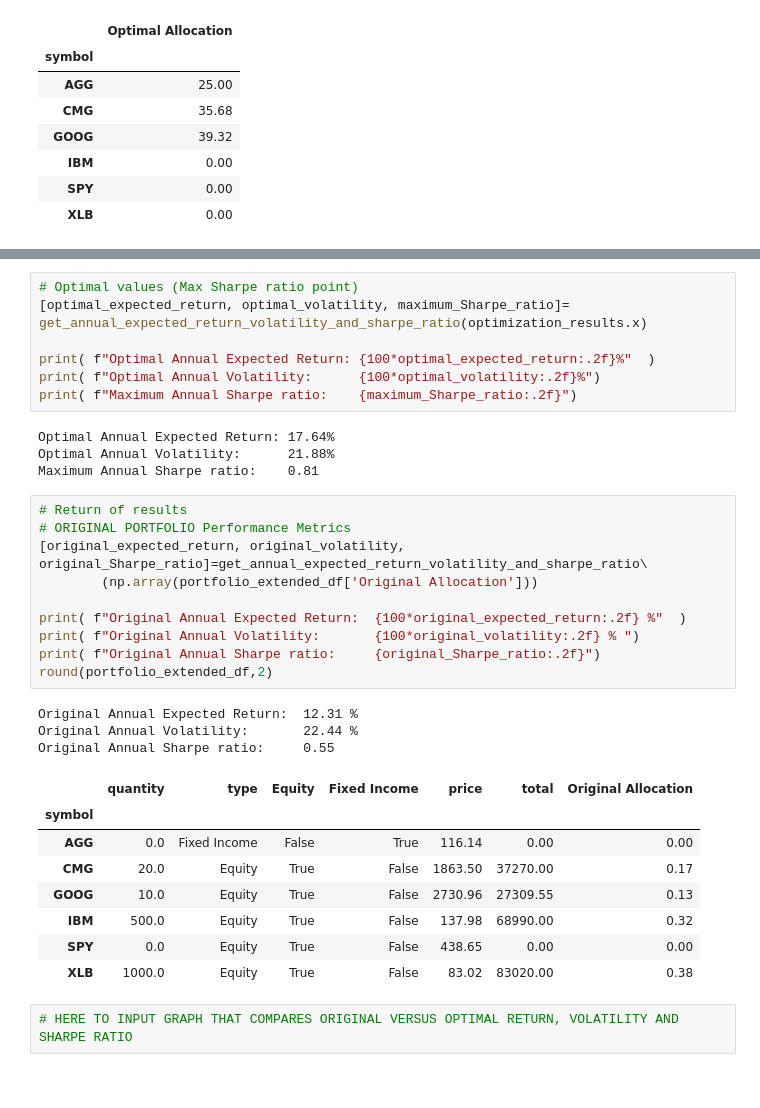
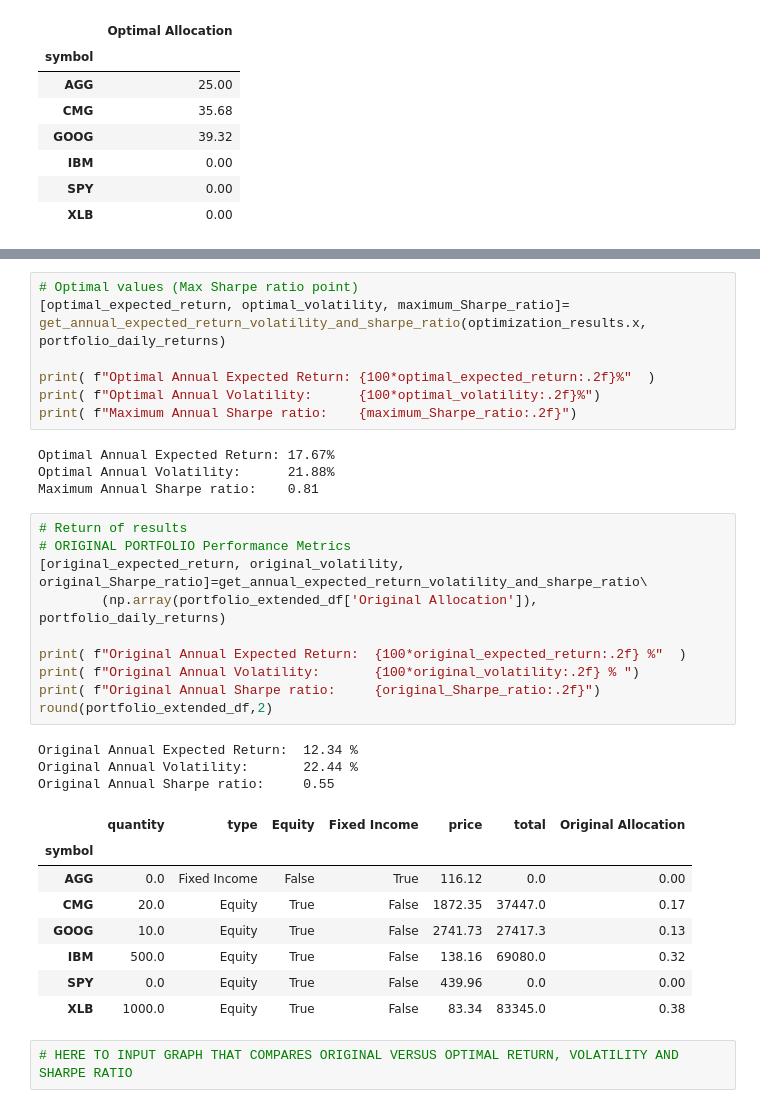
Before and after one commit to woodedlawn/awesome_retirement_portfolio_projector_tool, a Jupyter notebook: awesome_portfolio.ipynb, the cells around one changed output, grey strips where cells are left out. Saved outputs shown, nothing was run; the diff lists cells and outputs as text.

```diff
--- a/awesome_portfolio.ipynb
+++ b/awesome_portfolio.ipynb
@@ -435,37 +417,37 @@ portfolio_allocation_comparison.hvplot.bar(
 [interactive output not drawn]
 # %%
 # Optimal values (Max Sharpe ratio point)
-[optimal_expected_return, optimal_volatility, maximum_Sharpe_ratio]= get_annual_expected_return_volatility_and_sharpe_ratio(optimization_results.x)
+[optimal_expected_return, optimal_volatility, maximum_Sharpe_ratio]= get_annual_expected_return_volatility_and_sharpe_ratio(optimization_results.x, portfolio_daily_returns)
 
 print( f"Optimal Annual Expected Return: {100*optimal_expected_return:.2f}%"  )
 print( f"Optimal Annual Volatility:      {100*optimal_volatility:.2f}%")
 print( f"Maximum Annual Sharpe ratio:    {maximum_Sharpe_ratio:.2f}")
 # %% [output]
-Optimal Annual Expected Return: 17.64%
+Optimal Annual Expected Return: 17.67%
 Optimal Annual Volatility:      21.88%
 Maximum Annual Sharpe ratio:    0.81
 # %%
 # Return of results
 # ORIGINAL PORTFOLIO Performance Metrics
 [original_expected_return, original_volatility, original_Sharpe_ratio]=get_annual_expected_return_volatility_and_sharpe_ratio\
-        (np.array(portfolio_extended_df['Original Allocation']))
+        (np.array(portfolio_extended_df['Original Allocation']), portfolio_daily_returns)
 
 print( f"Original Annual Expected Return:  {100*original_expected_return:.2f} %"  )
 print( f"Original Annual Volatility:       {100*original_volatility:.2f} % ")
 print( f"Original Annual Sharpe ratio:     {original_Sharpe_ratio:.2f}")
 round(portfolio_extended_df,2)
 # %% [output]
-Original Annual Expected Return:  12.31 %
+Original Annual Expected Return:  12.34 %
 Original Annual Volatility:       22.44 %
 Original Annual Sharpe ratio:     0.55
 |  | quantity | type | Equity | Fixed Income | price | total | Original Allocation |
 | symbol |  |  |  |  |  |  |  |
-| AGG | 0.0 | Fixed Income | False | True | 116.14 | 0.00 | 0.00 |
-| CMG | 20.0 | Equity | True | False | 1863.50 | 37270.00 | 0.17 |
-| GOOG | 10.0 | Equity | True | False | 2730.96 | 27309.55 | 0.13 |
-| IBM | 500.0 | Equity | True | False | 137.98 | 68990.00 | 0.32 |
-| SPY | 0.0 | Equity | True | False | 438.65 | 0.00 | 0.00 |
-| XLB | 1000.0 | Equity | True | False | 83.02 | 83020.00 | 0.38 |
+| AGG | 0.0 | Fixed Income | False | True | 116.12 | 0.0 | 0.00 |
+| CMG | 20.0 | Equity | True | False | 1872.35 | 37447.0 | 0.17 |
+| GOOG | 10.0 | Equity | True | False | 2741.73 | 27417.3 | 0.13 |
+| IBM | 500.0 | Equity | True | False | 138.16 | 69080.0 | 0.32 |
+| SPY | 0.0 | Equity | True | False | 439.96 | 0.0 | 0.00 |
+| XLB | 1000.0 | Equity | True | False | 83.34 | 83345.0 | 0.38 |
 # %%
 # HERE TO INPUT GRAPH THAT COMPARES ORIGINAL VERSUS OPTIMAL RETURN, VOLATILITY AND SHARPE RATIO
 # %% [markdown]
```
Also changed, not shown: parts of 16 cells of this notebook, 1 other file.
